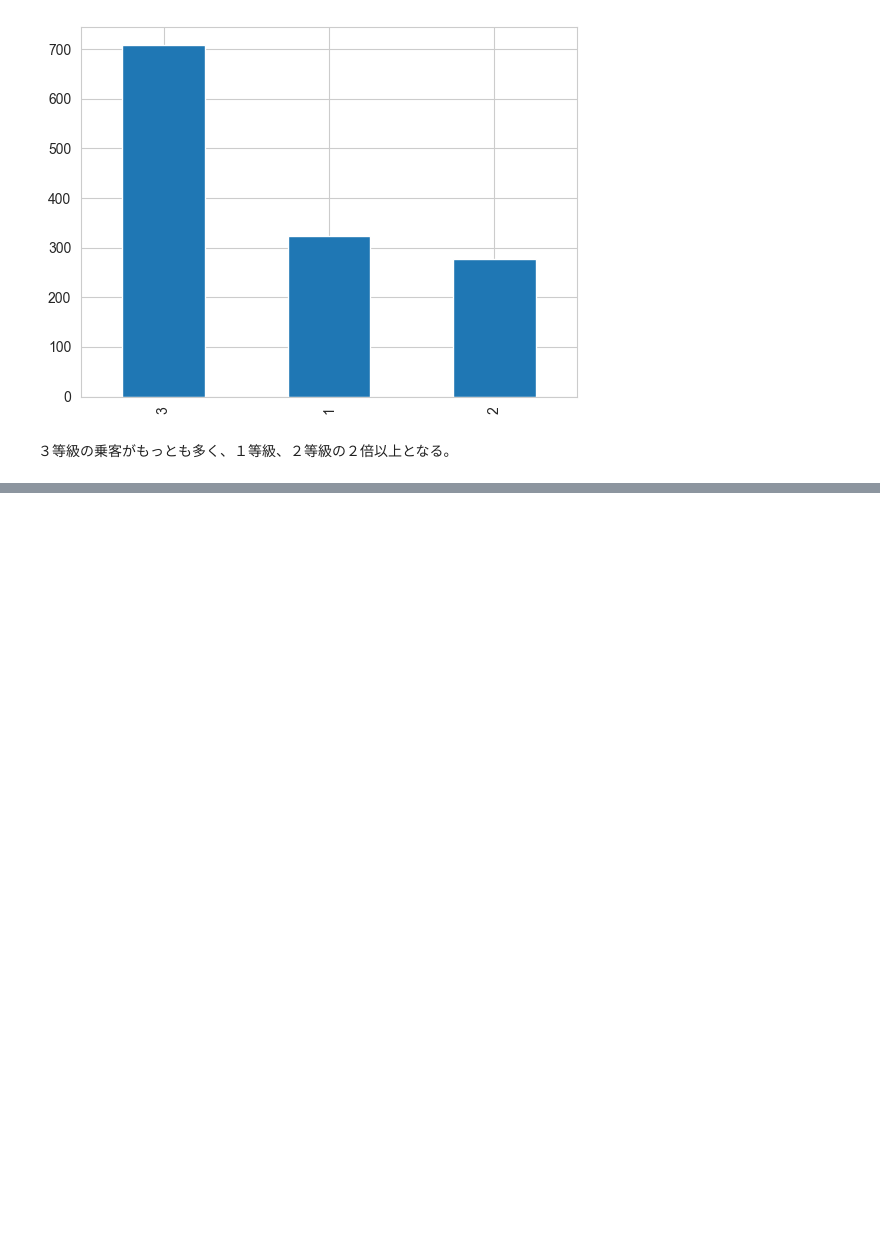
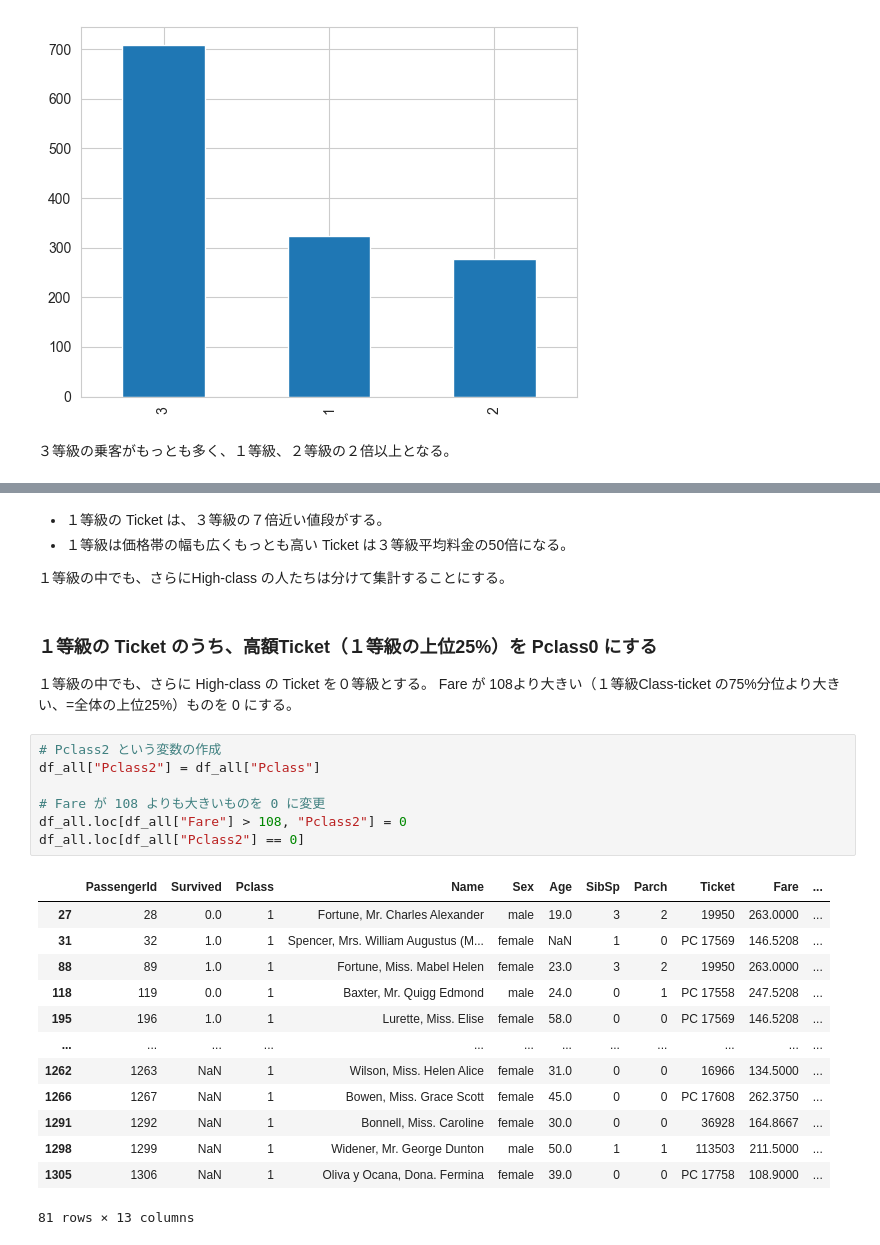
Before and after one commit to 1024xx4/kaggle_titanic, a Jupyter notebook: kaggle_titanic_another_view_point.ipynb, the cells around one changed output, grey strips where cells are left out. Cells and saved outputs as stored; diff of their text form; blank space fills up the shorter version.

```diff
--- a/kaggle_titanic_another_view_point.ipynb
+++ b/kaggle_titanic_another_view_point.ipynb
@@ -43,0 +68,30 @@ df_all.Pclass.value_counts().plot.bar()
+# %% [markdown]
+- １等級の Ticket は、３等級の７倍近い値段がする。
+- １等級は価格帯の幅も広くもっとも高い Ticket は３等級平均料金の50倍になる。
+
+１等級の中でも、さらにHigh-class の人たちは分けて集計することにする。
+# %% [markdown]
+### １等級の Ticket のうち、高額Ticket（１等級の上位25%）を Pclass0 にする
+１等級の中でも、さらに High-class の Ticket を０等級とする。
+Fare が 108より大きい（１等級Class-ticket の75%分位より大きい、=全体の上位25%）ものを 0 にする。
+# %%
+# Pclass2 という変数の作成
+df_all["Pclass2"] = df_all["Pclass"]
+
+# Fare が 108 よりも大きいものを 0 に変更
+df_all.loc[df_all["Fare"] > 108, "Pclass2"] = 0
+df_all.loc[df_all["Pclass2"] == 0]
+# %% [output]
+|  | PassengerId | Survived | Pclass | Name | Sex | Age | SibSp | Parch | Ticket | Fare | ... |
+| 27 | 28 | 0.0 | 1 | Fortune, Mr. Charles Alexander | male | 19.0 | 3 | 2 | 19950 | 263.0000 | ... |
+| 31 | 32 | 1.0 | 1 | Spencer, Mrs. William Augustus (M... | female | NaN | 1 | 0 | PC 17569 | 146.5208 | ... |
+| 88 | 89 | 1.0 | 1 | Fortune, Miss. Mabel Helen | female | 23.0 | 3 | 2 | 19950 | 263.0000 | ... |
+| 118 | 119 | 0.0 | 1 | Baxter, Mr. Quigg Edmond | male | 24.0 | 0 | 1 | PC 17558 | 247.5208 | ... |
+| 195 | 196 | 1.0 | 1 | Lurette, Miss. Elise | female | 58.0 | 0 | 0 | PC 17569 | 146.5208 | ... |
+| ... | ... | ... | ... | ... | ... | ... | ... | ... | ... | ... | ... |
+| 1262 | 1263 | NaN | 1 | Wilson, Miss. Helen Alice | female | 31.0 | 0 | 0 | 16966 | 134.5000 | ... |
+| 1266 | 1267 | NaN | 1 | Bowen, Miss. Grace Scott | female | 45.0 | 0 | 0 | PC 17608 | 262.3750 | ... |
+| 1291 | 1292 | NaN | 1 | Bonnell, Miss. Caroline | female | 30.0 | 0 | 0 | 36928 | 164.8667 | ... |
+| 1298 | 1299 | NaN | 1 | Widener, Mr. George Dunton | male | 50.0 | 1 | 1 | 113503 | 211.5000 | ... |
+| 1305 | 1306 | NaN | 1 | Oliva y Ocana, Dona. Fermina | female | 39.0 | 0 | 0 | PC 17758 | 108.9000 | ... |
+81 rows × 13 columns
```
Also changed, not shown: parts of 4 cells of this notebook.
